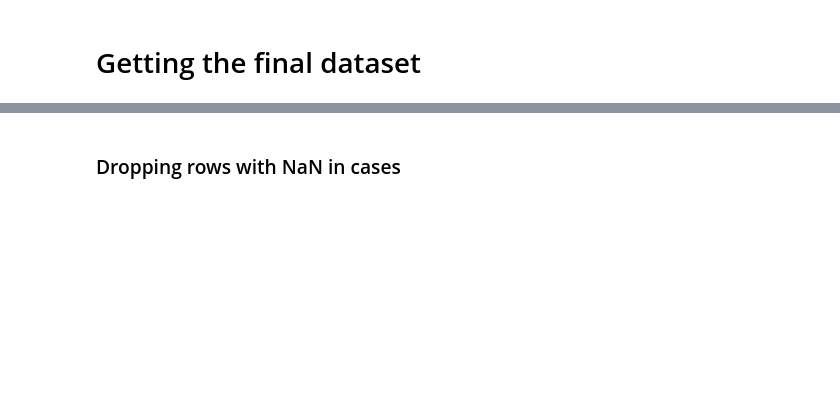
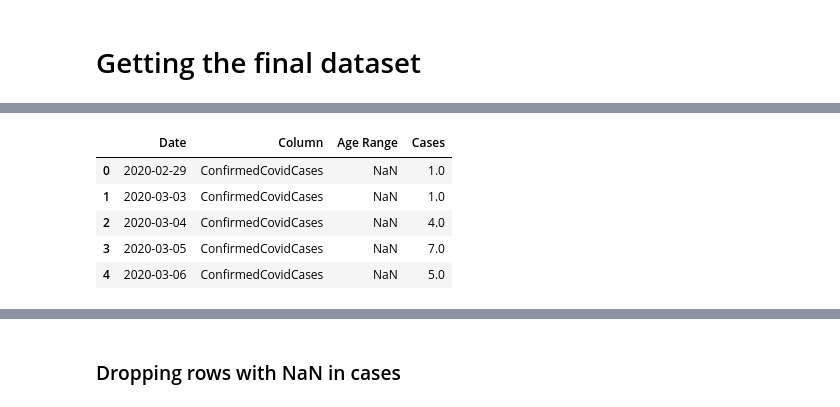
Before and after one commit to kjonina/Presenting-Covid19-using-Flask, a Jupyter notebook: CA3_c00278440_tidy_data.ipynb, the cells around one changed output, grey strips where cells are left out. Cells and saved outputs as stored; diff of their text form; code cells hidden in the pictures; blank space fills up the shorter version.

```diff
--- a/CA3_c00278440_tidy_data.ipynb
+++ b/CA3_c00278440_tidy_data.ipynb
@@ -94,3 +191,3 @@ df.tail()
 # %%
-df['Age_Range'] = df['Age_Range'].str.replace('to','-')
+df['Age Range'] = df['Age Range'].str.replace('to','-')
 # %%
@@ -100,21 +210,21 @@ df['Age_Range']
 # %%
 
-df['Age_Range']= df['Age_Range'].replace("TotalConfirmedCovidCases", np.nan)
-df['Age_Range']= df['Age_Range'].replace("ConfirmedCovidCases",np.nan)
-df['Age_Range']= df['Age_Range'].replace("TotalCovidDeaths", np.nan)
-df['Age_Range']= df['Age_Range'].replace("ConfirmedCovidDeaths",np.nan)
-df['Age_Range']= df['Age_Range'].replace("HospitalisedCovidCases", np.nan)
-df['Age_Range']= df['Age_Range'].replace("RequiringICUCovidCases", np.nan)
-df['Age_Range']= df['Age_Range'].replace("HealthcareWorkersCovidCases", np.nan)
-df['Age_Range']= df['Age_Range'].replace("ClustersNotified", np.nan)
-df['Age_Range']= df['Age_Range'].str.replace("Aged", '')
-df['Age_Range']= df['Age_Range'].str.replace("Hospitalised5", '1-4')
-df['Age_Range']= df['Age_Range'].str.replace("1-4-14",'5-14')
-df['Age_Range']= df['Age_Range'].str.replace("1-45-64",'55-64')
-df['Age_Range']= df['Age_Range'].str.replace("Hospitalised", '')
-df['Age_Range']= df['Age_Range'].replace("Median_Age", np.nan)
-df['Age_Range']= df['Age_Range'].replace("Male", np.nan)
-df['Age_Range']= df['Age_Range'].replace("Female", np.nan)
-df['Age_Range']= df['Age_Range'].replace("Female", np.nan)
-df['Age_Range']= df['Age_Range'].replace("Unknown",np.nan)
+df['Age Range']= df['Age Range'].replace("TotalConfirmedCovidCases", np.nan)
+df['Age Range']= df['Age Range'].replace("ConfirmedCovidCases",np.nan)
+df['Age Range']= df['Age Range'].replace("TotalCovidDeaths", np.nan)
+df['Age Range']= df['Age Range'].replace("ConfirmedCovidDeaths",np.nan)
+df['Age Range']= df['Age Range'].replace("HospitalisedCovidCases", np.nan)
+df['Age Range']= df['Age Range'].replace("RequiringICUCovidCases", np.nan)
+df['Age Range']= df['Age Range'].replace("HealthcareWorkersCovidCases", np.nan)
+df['Age Range']= df['Age Range'].replace("ClustersNotified", np.nan)
+df['Age Range']= df['Age Range'].str.replace("Aged", '')
+df['Age Range']= df['Age Range'].str.replace("Hospitalised5", '1-4')
+df['Age Range']= df['Age Range'].str.replace("1-4-14",'5-14')
+df['Age Range']= df['Age Range'].str.replace("1-45-64",'55-64')
+df['Age Range']= df['Age Range'].str.replace("Hospitalised", '')
+df['Age Range']= df['Age Range'].replace("Median_Age", np.nan)
+df['Age Range']= df['Age Range'].replace("Male", np.nan)
+df['Age Range']= df['Age Range'].replace("Female", np.nan)
+df['Age Range']= df['Age Range'].replace("Female", np.nan)
+df['Age Range']= df['Age Range'].replace("Unknown",np.nan)
 # %%
@@ -124,12 +250,19 @@ df["Column"].unique()
 # %%
 df = df [[
     "Date",
     "Column",
-    "Age_Range",
+    "Age Range",
     "Cases"
 ]]
 
 df.head()
+# %% [output]
+|  | Date | Column | Age Range | Cases |
+| 0 | 2020-02-29 | ConfirmedCovidCases | NaN | 1.0 |
+| 1 | 2020-03-03 | ConfirmedCovidCases | NaN | 1.0 |
+| 2 | 2020-03-04 | ConfirmedCovidCases | NaN | 4.0 |
+| 3 | 2020-03-05 | ConfirmedCovidCases | NaN | 7.0 |
+| 4 | 2020-03-06 | ConfirmedCovidCases | NaN | 5.0 |
 # %%
 #        'HospitalisedAged5', 'HospitalisedAged5to14',
 #        'HospitalisedAged15to24', 'HospitalisedAged25to34',
```
Also changed, not shown: parts of 41 cells of this notebook, 3 other files.
